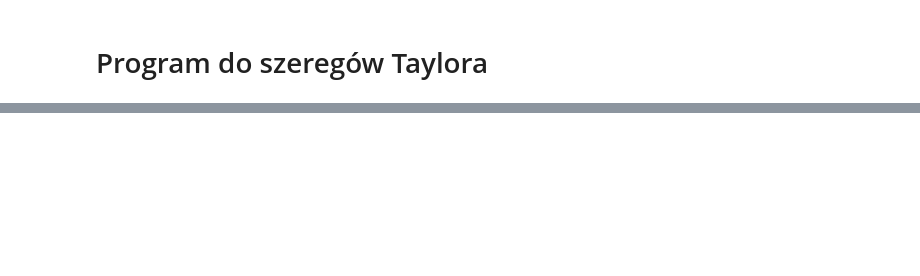
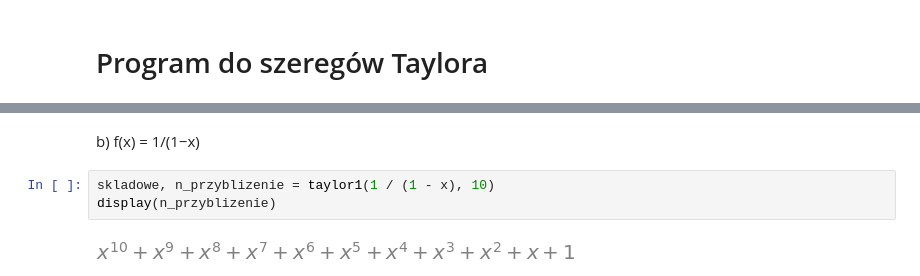
Before and after one commit to pzajaczkowski/ONWP, a Jupyter notebook: lista6/taylor.ipynb, the cells around one changed output, grey strips where cells are left out. Drawn from its saved outputs; the diff is of its cells as text; blank space fills up the shorter version.

```diff
--- a/lista6/taylor.ipynb
+++ b/lista6/taylor.ipynb
@@ -70,0 +109,7 @@ def taylor1(f, n, x0=0):
+# %% [markdown]
+b) f(x) = 1/(1−x)
+# %%
+skladowe, n_przyblizenie = taylor1(1 / (1 - x), 10)
+display(n_przyblizenie)
+# %% [output]
+[figure, added]
```
Also changed, not shown: parts of 18 cells of this notebook, 3 other files.
